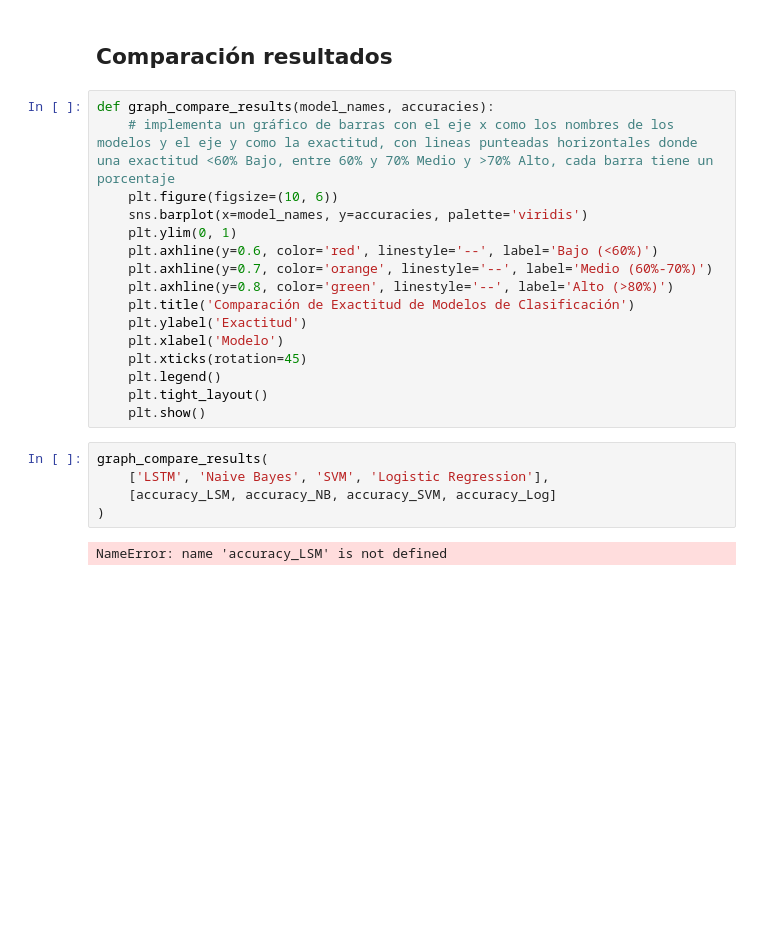
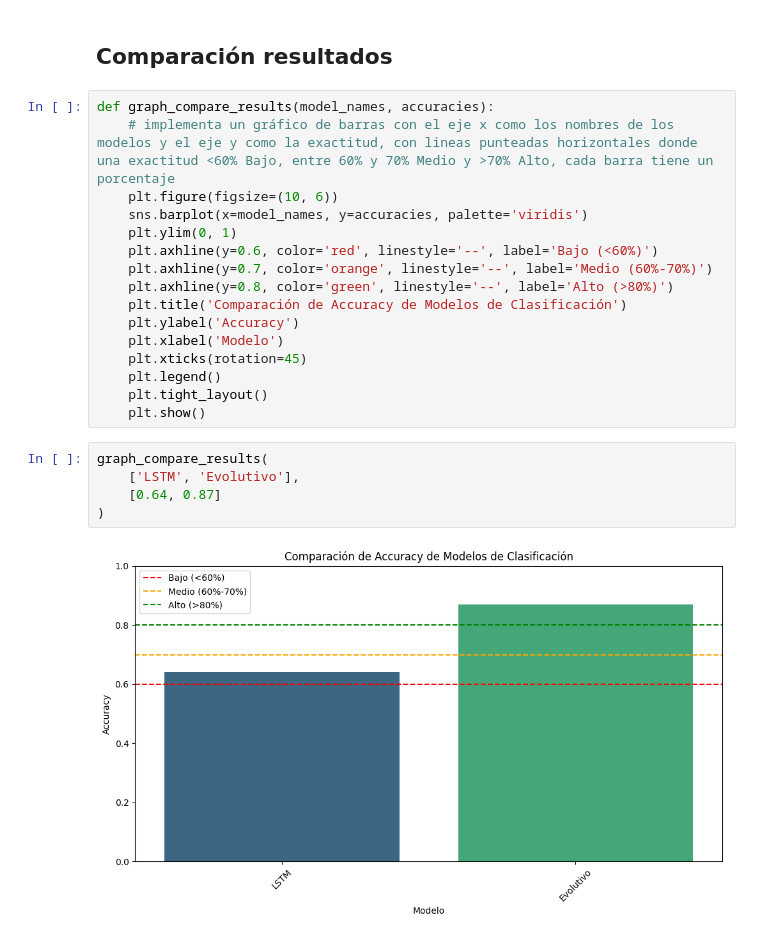
Before and after one commit to andersonjalvarado/P1-SENTIMENT-IA, a Jupyter notebook: Implementacion.ipynb, the cells around one changed output. Saved outputs shown, nothing was run; the diff lists cells and outputs as text; blank space fills up the shorter version.

```diff
--- a/Implementacion.ipynb
+++ b/Implementacion.ipynb
@@ -2757,17 +2844,17 @@ def graph_compare_results(model_names, accuracies):
     plt.axhline(y=0.6, color='red', linestyle='--', label='Bajo (<60%)')
     plt.axhline(y=0.7, color='orange', linestyle='--', label='Medio (60%-70%)')
     plt.axhline(y=0.8, color='green', linestyle='--', label='Alto (>80%)')
-    plt.title('Comparación de Exactitud de Modelos de Clasificación')
-    plt.ylabel('Exactitud')
+    plt.title('Comparación de Accuracy de Modelos de Clasificación')
+    plt.ylabel('Accuracy')
     plt.xlabel('Modelo')
     plt.xticks(rotation=45)
     plt.legend()
     plt.tight_layout()
     plt.show()
-# %%
-graph_compare_results(
-    ['LSTM', 'Naive Bayes', 'SVM', 'Logistic Regression'],
-    [accuracy_LSM, accuracy_NB, accuracy_SVM, accuracy_Log]
-)
-# %% [output]
-NameError: name 'accuracy_LSM' is not defined
+# %%
+graph_compare_results(
+    ['LSTM', 'Evolutivo'],
+    [0.64, 0.87]
+)
+# %% [output]
+[figure, added]
```
Also changed, not shown: parts of 14 cells of this notebook, 1 other file.
